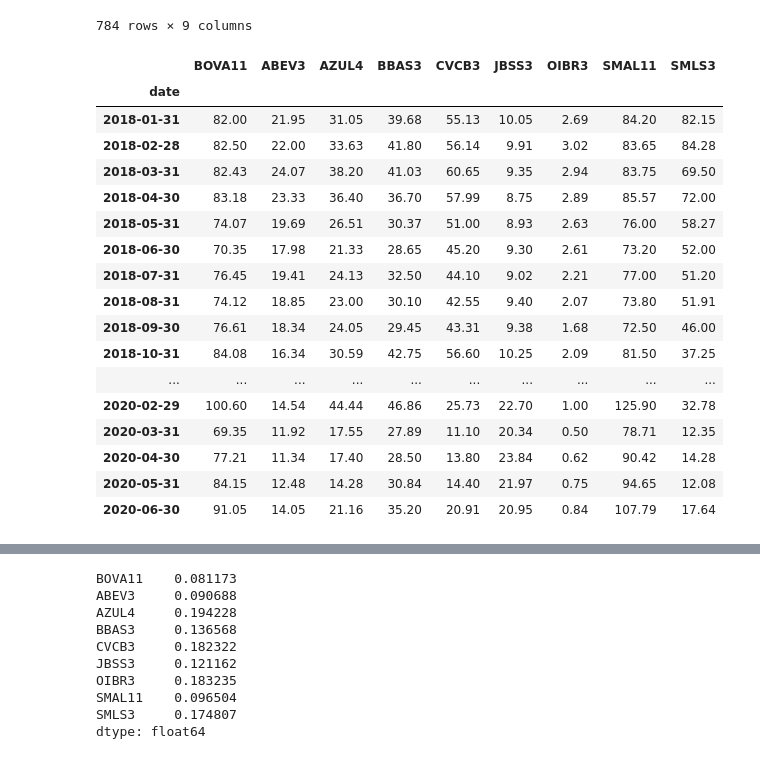
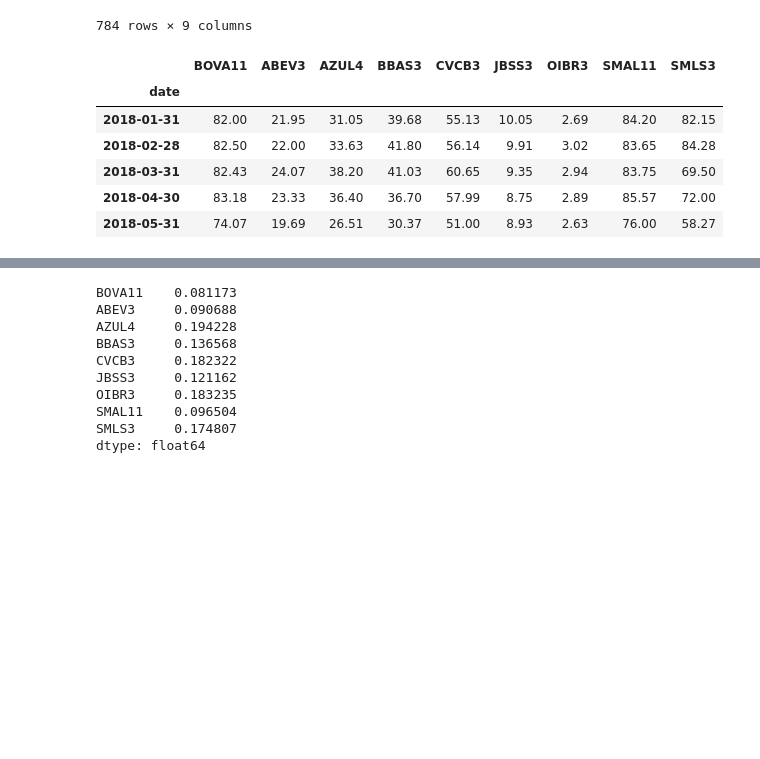
Before and after one commit to anjosma/introduction_portfolio_construction, a Jupyter notebook: notebook.ipynb, the cells around one changed output, grey strips where cells are left out. Cells and saved outputs as stored; diff of their text form; code cells hidden in the pictures; blank space fills up the shorter version.

```diff
--- a/notebook.ipynb
+++ b/notebook.ipynb
@@ -40,25 +40,14 @@ prices
 # %%
 prices.index = pd.Index(prices.index + pd.offsets.MonthEnd(0))
 prices = prices.loc[~prices.index.duplicated(keep='last')][9:]
-prices
+prices.head()
 # %% [output]
 |  | BOVA11 | ABEV3 | AZUL4 | BBAS3 | CVCB3 | JBSS3 | OIBR3 | SMAL11 | SMLS3 |
 | date |  |  |  |  |  |  |  |  |  |
 | 2018-01-31 | 82.00 | 21.95 | 31.05 | 39.68 | 55.13 | 10.05 | 2.69 | 84.20 | 82.15 |
 | 2018-02-28 | 82.50 | 22.00 | 33.63 | 41.80 | 56.14 | 9.91 | 3.02 | 83.65 | 84.28 |
 | 2018-03-31 | 82.43 | 24.07 | 38.20 | 41.03 | 60.65 | 9.35 | 2.94 | 83.75 | 69.50 |
 | 2018-04-30 | 83.18 | 23.33 | 36.40 | 36.70 | 57.99 | 8.75 | 2.89 | 85.57 | 72.00 |
 | 2018-05-31 | 74.07 | 19.69 | 26.51 | 30.37 | 51.00 | 8.93 | 2.63 | 76.00 | 58.27 |
-| 2018-06-30 | 70.35 | 17.98 | 21.33 | 28.65 | 45.20 | 9.30 | 2.61 | 73.20 | 52.00 |
-| 2018-07-31 | 76.45 | 19.41 | 24.13 | 32.50 | 44.10 | 9.02 | 2.21 | 77.00 | 51.20 |
-| 2018-08-31 | 74.12 | 18.85 | 23.00 | 30.10 | 42.55 | 9.40 | 2.07 | 73.80 | 51.91 |
-| 2018-09-30 | 76.61 | 18.34 | 24.05 | 29.45 | 43.31 | 9.38 | 1.68 | 72.50 | 46.00 |
-| 2018-10-31 | 84.08 | 16.34 | 30.59 | 42.75 | 56.60 | 10.25 | 2.09 | 81.50 | 37.25 |
-| ... | ... | ... | ... | ... | ... | ... | ... | ... | ... |
-| 2020-02-29 | 100.60 | 14.54 | 44.44 | 46.86 | 25.73 | 22.70 | 1.00 | 125.90 | 32.78 |
-| 2020-03-31 | 69.35 | 11.92 | 17.55 | 27.89 | 11.10 | 20.34 | 0.50 | 78.71 | 12.35 |
-| 2020-04-30 | 77.21 | 11.34 | 17.40 | 28.50 | 13.80 | 23.84 | 0.62 | 90.42 | 14.28 |
-| 2020-05-31 | 84.15 | 12.48 | 14.28 | 30.84 | 14.40 | 21.97 | 0.75 | 94.65 | 12.08 |
-| 2020-06-30 | 91.05 | 14.05 | 21.16 | 35.20 | 20.91 | 20.95 | 0.84 | 107.79 | 17.64 |
 # %%
 returns = prices.pct_change().dropna()
```
Also changed, not shown: parts of 11 cells of this notebook, 2 other files.
